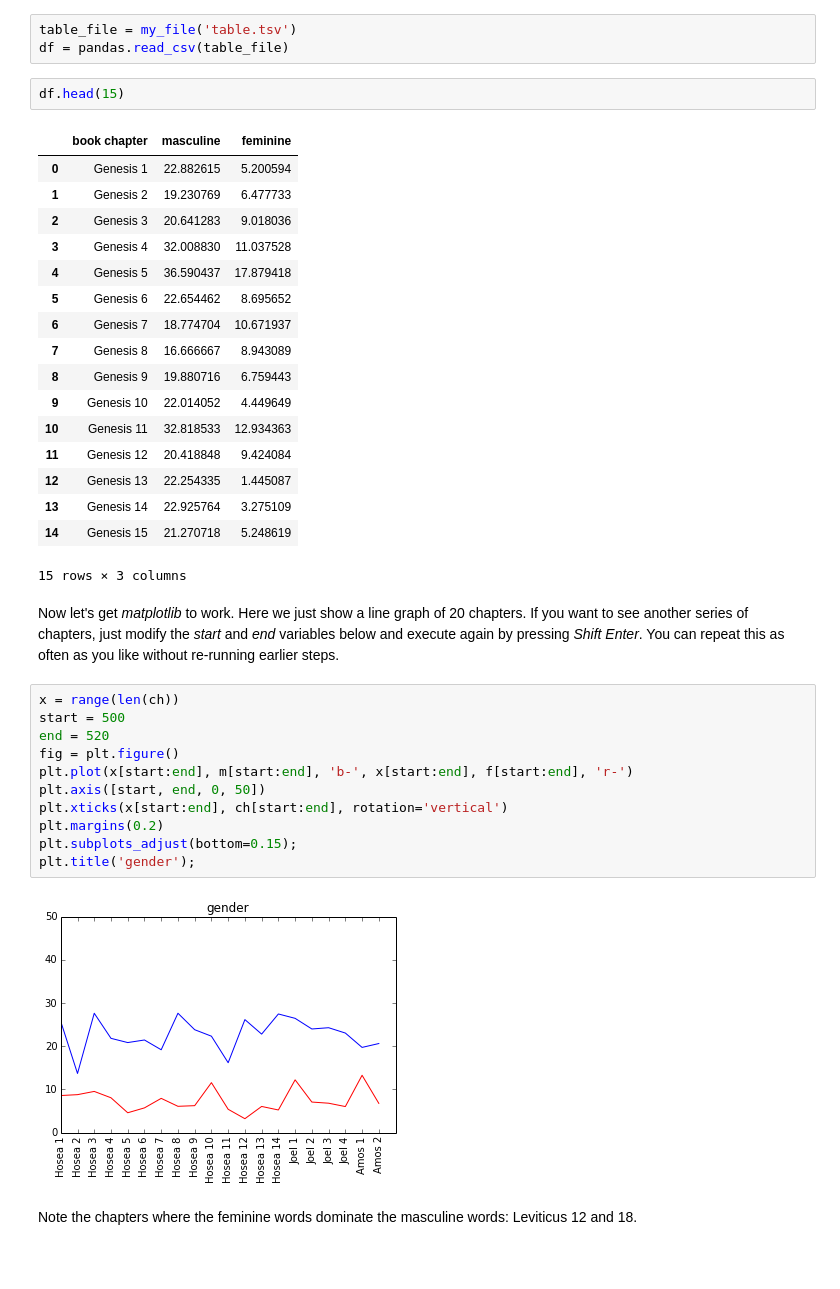
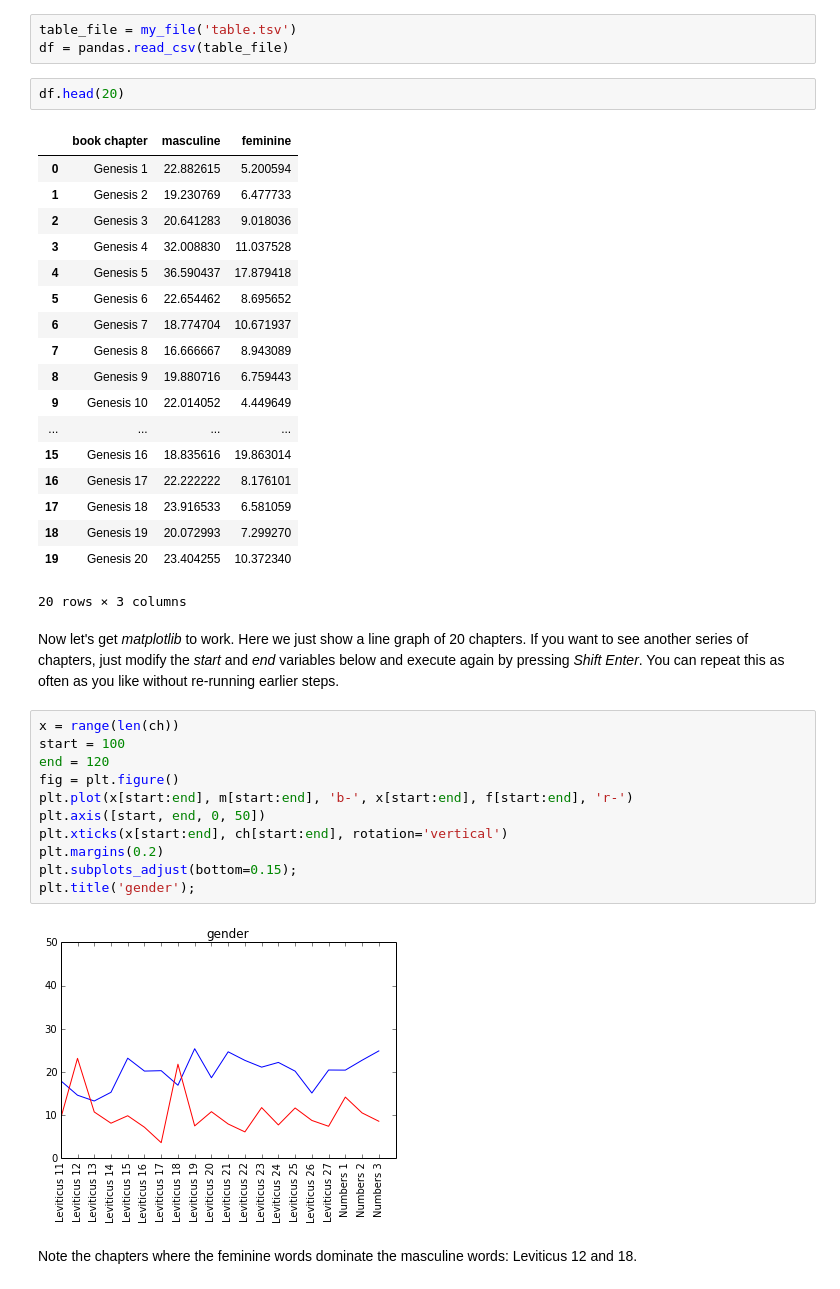
Before and after one commit to dirkroorda/laf-fabric, a Jupyter notebook: notebooks/gender.ipynb, the cells around one changed output. Drawn from its saved outputs; the diff is of its cells as text; blank space fills up the shorter version.

```diff
--- a/notebooks/gender.ipynb
+++ b/notebooks/gender.ipynb
@@ -348,7 +348,7 @@ You can easily refer to them as follows:
 table_file = my_file('table.tsv')
 df = pandas.read_csv(table_file)
 # %%
-df.head(15)
+df.head(20)
 # %% [output]
 |  | book chapter | masculine | feminine |
 | 0 | Genesis 1 | 22.882615 | 5.200594 |
@@ -361,12 +361,13 @@ df.head(15)
 | 7 | Genesis 8 | 16.666667 | 8.943089 |
 | 8 | Genesis 9 | 19.880716 | 6.759443 |
 | 9 | Genesis 10 | 22.014052 | 4.449649 |
-| 10 | Genesis 11 | 32.818533 | 12.934363 |
-| 11 | Genesis 12 | 20.418848 | 9.424084 |
-| 12 | Genesis 13 | 22.254335 | 1.445087 |
-| 13 | Genesis 14 | 22.925764 | 3.275109 |
-| 14 | Genesis 15 | 21.270718 | 5.248619 |
+| ... | ... | ... | ... |
+| 15 | Genesis 16 | 18.835616 | 19.863014 |
+| 16 | Genesis 17 | 22.222222 | 8.176101 |
+| 17 | Genesis 18 | 23.916533 | 6.581059 |
+| 18 | Genesis 19 | 20.072993 | 7.299270 |
+| 19 | Genesis 20 | 23.404255 | 10.372340 |
-15 rows × 3 columns
+20 rows × 3 columns
 # %% [markdown]
 Now let's get *matplotlib* to work.
 Here we just show a line graph of 20 chapters.
@@ -375,17 +376,17 @@ just modify the *start* and *end* variables below and execute again by pressing
 You can repeat this as often as you like without re-running earlier steps.
 # %%
 x = range(len(ch))
-start = 500
-end = 520
+start = 100
+end = 120
 fig = plt.figure()
 plt.plot(x[start:end], m[start:end], 'b-', x[start:end], f[start:end], 'r-')
 plt.axis([start, end, 0, 50])
 plt.xticks(x[start:end], ch[start:end], rotation='vertical')
 plt.margins(0.2)
 plt.subplots_adjust(bottom=0.15);
 plt.title('gender');
 # %% [output]
-[figure, old version]
+[figure, new version]
 # %% [markdown]
 Note the chapters where the feminine words dominate the masculine words: Leviticus 12 and 18.
 # %% [markdown]
```
Also changed, not shown: parts of 3 cells of this notebook, 1 other file.
